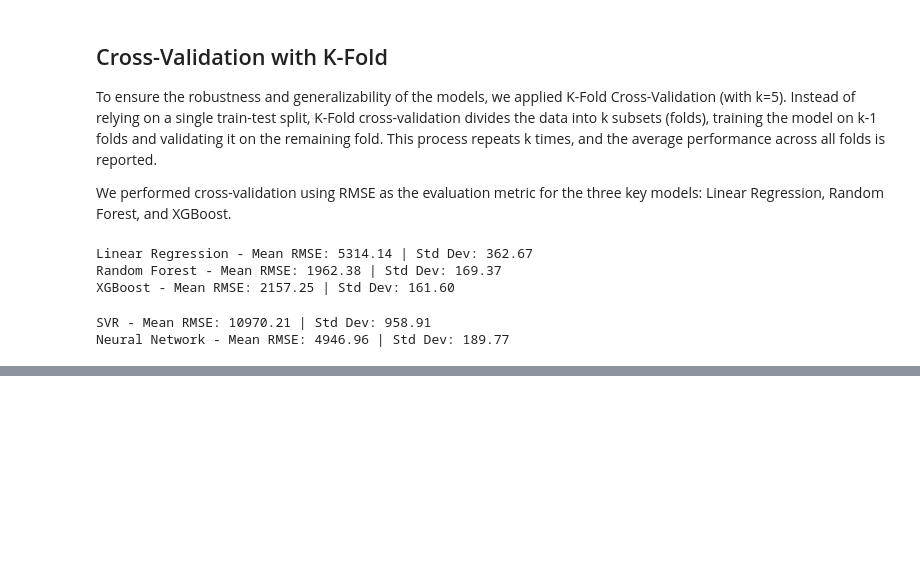
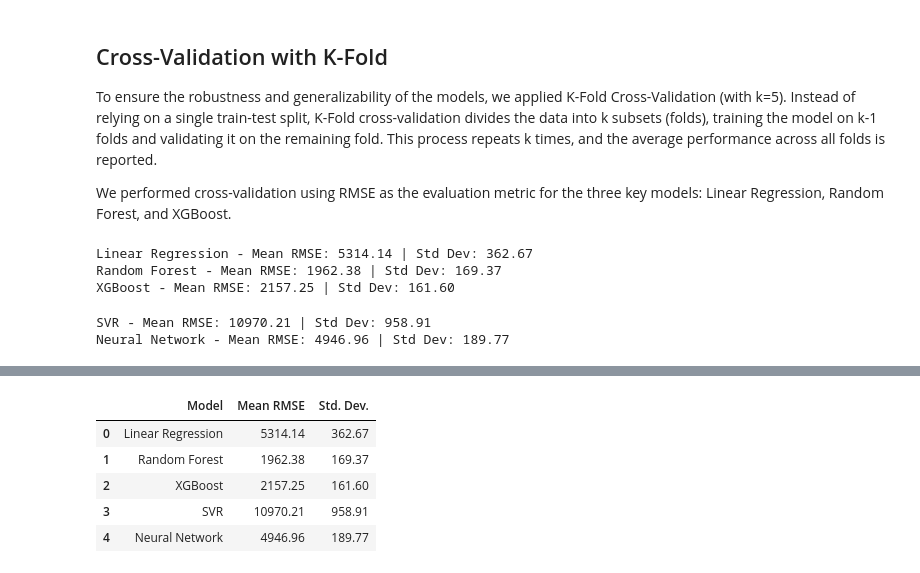
Before and after one commit to NICOLAS2024405/Strategic-Thinking-HDip-in-Data-Analytics---Sept-2024---FT-cohort-, a Jupyter notebook: CA_3_STRATEGIC_THINKING_NICOLAS_DE_ARAUJO.ipynb, the cells around one changed output, grey strips where cells are left out. Drawn from its saved outputs; the diff is of its cells as text; code cells hidden in the pictures; blank space fills up the shorter version.

Commit message:
Add files via upload
results

```diff
--- a/CA_3_STRATEGIC_THINKING_NICOLAS_DE_ARAUJO.ipynb
+++ b/CA_3_STRATEGIC_THINKING_NICOLAS_DE_ARAUJO.ipynb
@@ -666,0 +673,37 @@ Neural Network - Mean RMSE: 4946.96 | Std Dev: 189.77
+# %%
+import pandas as pd
+
+# Create DataFrame with cross-validation results
+cv_results_df = pd.DataFrame({
+    'Model': [
+        'Linear Regression',
+        'Random Forest',
+        'XGBoost',
+        'SVR',
+        'Neural Network'
+    ],
+    'Mean RMSE': [
+        5314.14,
+        1962.38,
+        2157.25,
+        10970.21,
+        4946.96
+    ],
+    'Std. Dev.': [
+        362.67,
+        169.37,
+        161.60,
+        958.91,
+        189.77
+    ]
+})
+
+# Display the table
+cv_results_df
+# %% [output]
+|  | Model | Mean RMSE | Std. Dev. |
+| 0 | Linear Regression | 5314.14 | 362.67 |
+| 1 | Random Forest | 1962.38 | 169.37 |
+| 2 | XGBoost | 2157.25 | 161.60 |
+| 3 | SVR | 10970.21 | 958.91 |
+| 4 | Neural Network | 4946.96 | 189.77 |
```
Also changed, not shown: parts of 1 cell of this notebook.
